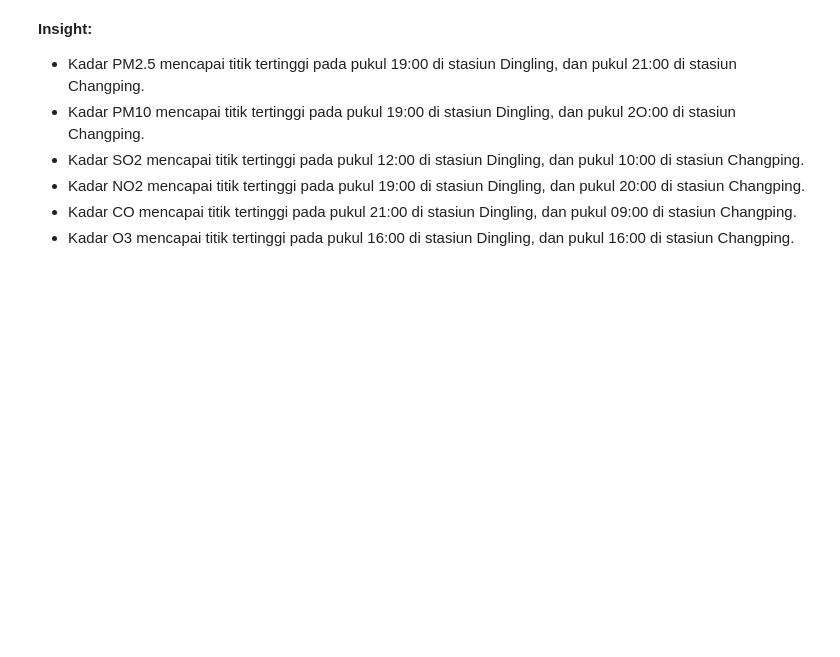
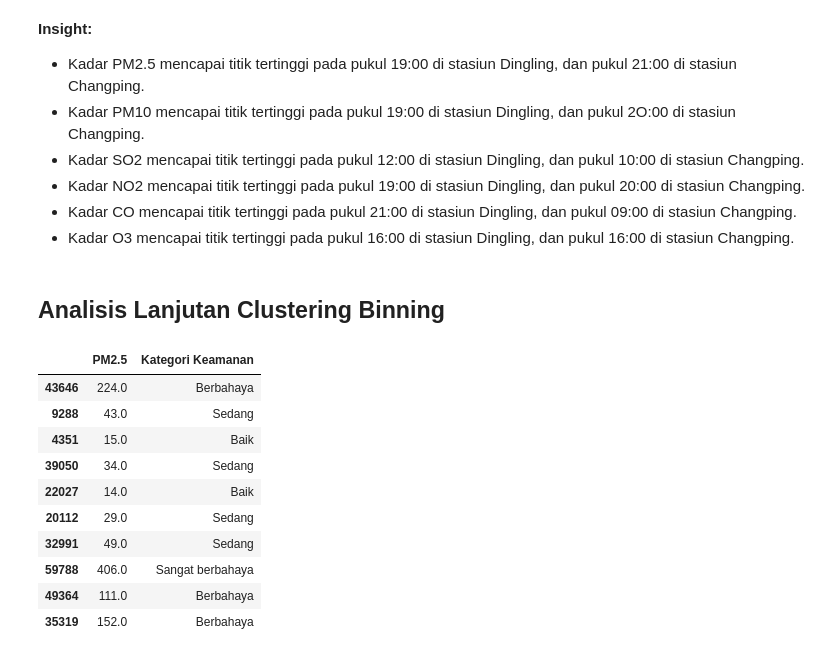
Before and after one commit to feliciasalim/Data-Analysis-Air-Quality, a Jupyter notebook: notebook.ipynb, the cells around one changed output. Saved outputs shown, nothing was run; the diff lists cells and outputs as text; code cells hidden in the pictures; blank space fills up the shorter version.

```diff
--- a/notebook.ipynb
+++ b/notebook.ipynb
@@ -665,3 +665,23 @@ plt.show()
 *   Kadar NO2 mencapai titik tertinggi pada pukul 19:00 di stasiun Dingling, dan pukul 20:00 di stasiun Changping.
 *   Kadar CO mencapai titik tertinggi pada pukul 21:00 di stasiun Dingling, dan pukul 09:00 di stasiun Changping.
 *   Kadar O3 mencapai titik tertinggi pada pukul 16:00 di stasiun Dingling, dan pukul 16:00 di stasiun Changping.
+# %% [markdown]
+## **Analisis Lanjutan Clustering Binning**
+# %%
+final_df['Kategori Keamanan'] = pd.cut(final_df['PM2.5'],
+  bins=[0, 25, 50, 100, 300,  500],
+  labels=["Baik", "Sedang", "Tidak sehat", "Berbahaya", "Sangat berbahaya"])
+
+final_df[['PM2.5', 'Kategori Keamanan']].sample(10)
+# %% [output]
+|  | PM2.5 | Kategori Keamanan |
+| 43646 | 224.0 | Berbahaya |
+| 9288 | 43.0 | Sedang |
+| 4351 | 15.0 | Baik |
+| 39050 | 34.0 | Sedang |
+| 22027 | 14.0 | Baik |
+| 20112 | 29.0 | Sedang |
+| 32991 | 49.0 | Sedang |
+| 59788 | 406.0 | Sangat berbahaya |
+| 49364 | 111.0 | Berbahaya |
+| 35319 | 152.0 | Berbahaya |
```
Also changed, not shown: parts of 8 cells of this notebook, 2 other files.
